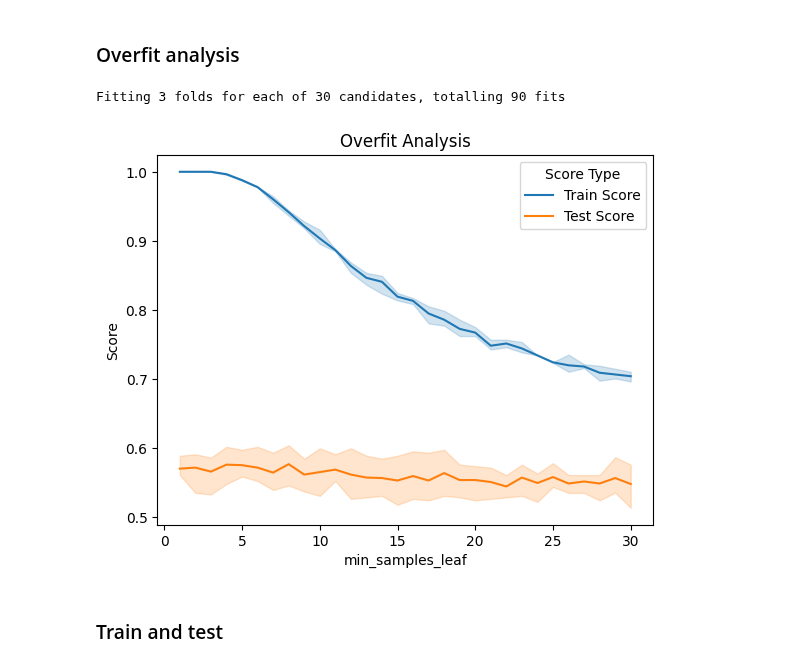
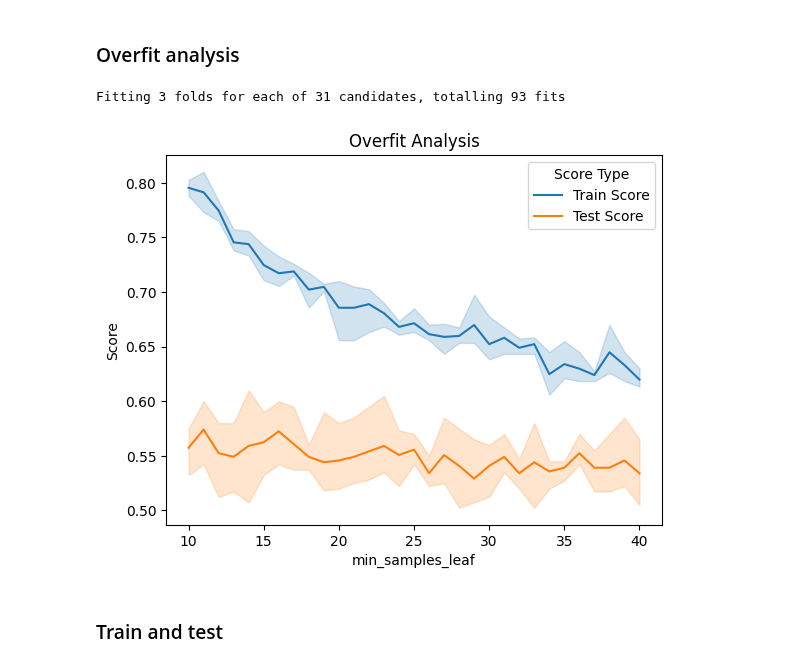
Before and after one commit to babakmahmoudian/la_liga, a Jupyter notebook: 02_02_ml_panel.ipynb, the cells around one changed output. Cells and saved outputs as stored; diff of their text form; code cells hidden in the pictures.

```diff
--- a/02_02_ml_panel.ipynb
+++ b/02_02_ml_panel.ipynb
@@ -287,19 +287,19 @@ Maximum accuracy of 0.482759 was yielded using: {'estimator__bootstrap': True, '
 # %%
 from sklearn.ensemble import RandomForestClassifier
 
-values_range = range(1,31)
+values_range = range(10,41)
 
 if hyper_param_tuning['RF']:
     overfit_analysis(
         RandomForestClassifier(
-            bootstrap=False,
+            bootstrap=True,
             criterion='gini',
-            max_features='sqrt',),
+            max_features='log2',),
         'estimator__min_samples_leaf',
         values_range)
 # %% [output]
-Fitting 3 folds for each of 30 candidates, totalling 90 fits
+Fitting 3 folds for each of 31 candidates, totalling 93 fits
-[figure, old version]
+[figure, new version]
 # %% [markdown]
 ### Train and test
 # %%
```
Also changed, not shown: parts of 9 cells of this notebook, 4 other files.
